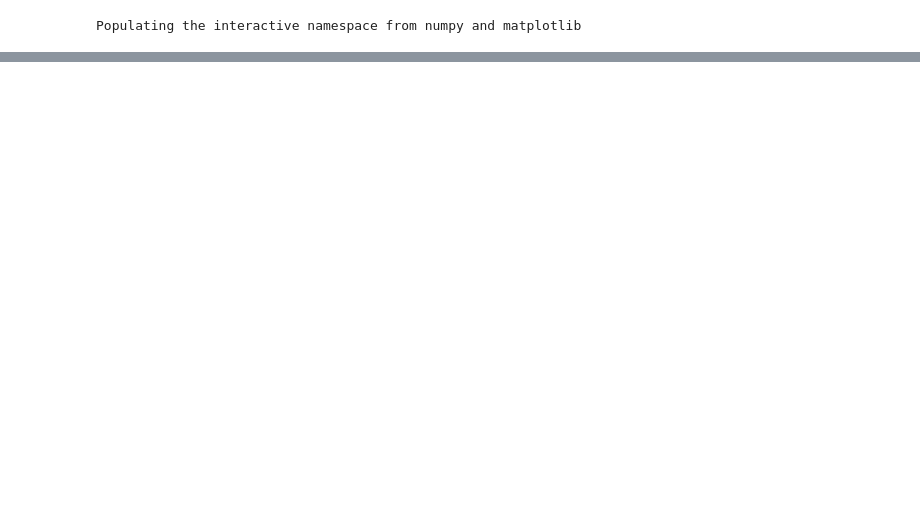
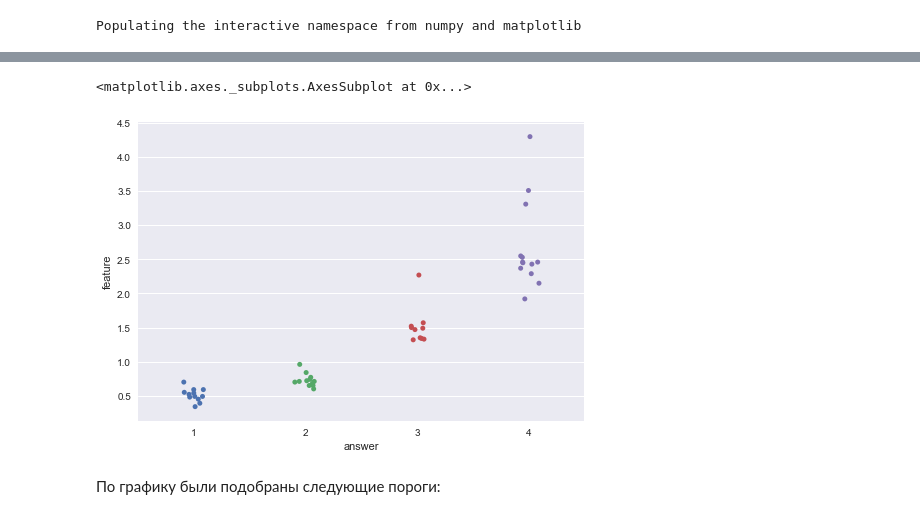
Before and after one commit to aksholokhov/mipt-compvis-2018, a Jupyter notebook: 2nd_problem/problem_2.ipynb, the cells around one changed output, grey strips where cells are left out. Cells and saved outputs as stored; diff of their text form; code cells hidden in the pictures; blank space fills up the shorter version.

```diff
--- a/2nd_problem/problem_2.ipynb
+++ b/2nd_problem/problem_2.ipynb
@@ -28,0 +144,2 @@ data = [imread(open(os.path.join(train_dir, file_name), 'rb')) for file_name in
+# %%
+X = pd.read_csv("fingers2.csv", sep=",")
@@ -28,0 +160,7 @@ data = [imread(open(os.path.join(train_dir, file_name), 'rb')) for file_name in
+# %%
+sns.stripplot(x="answer", y="feature", data=X, jitter=True)
+# %% [output]
+<matplotlib.axes._subplots.AxesSubplot at 0x...>
+[figure, added]
+# %% [markdown]
+По графику были подобраны следующие пороги:
```
Also changed, not shown: parts of 41 cells of this notebook, 2 other files.
